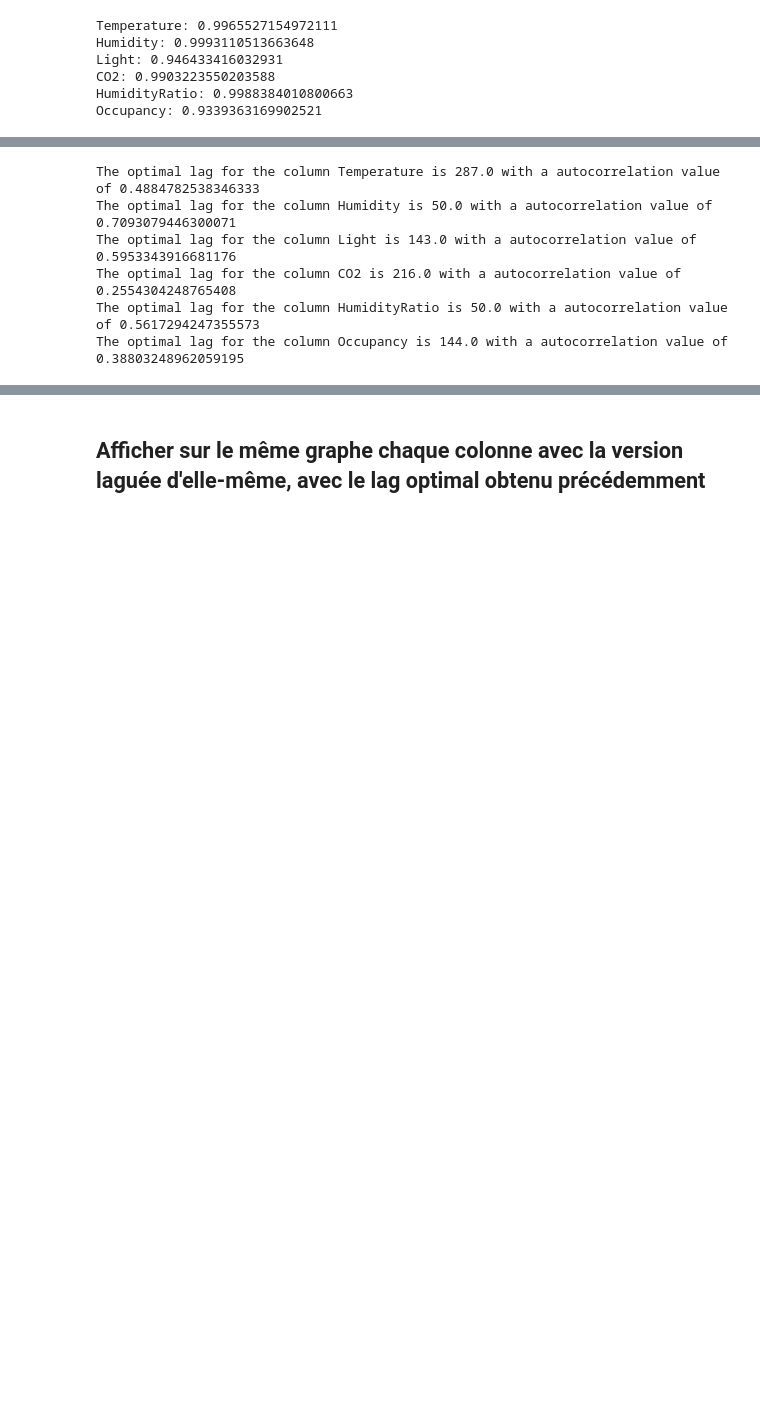
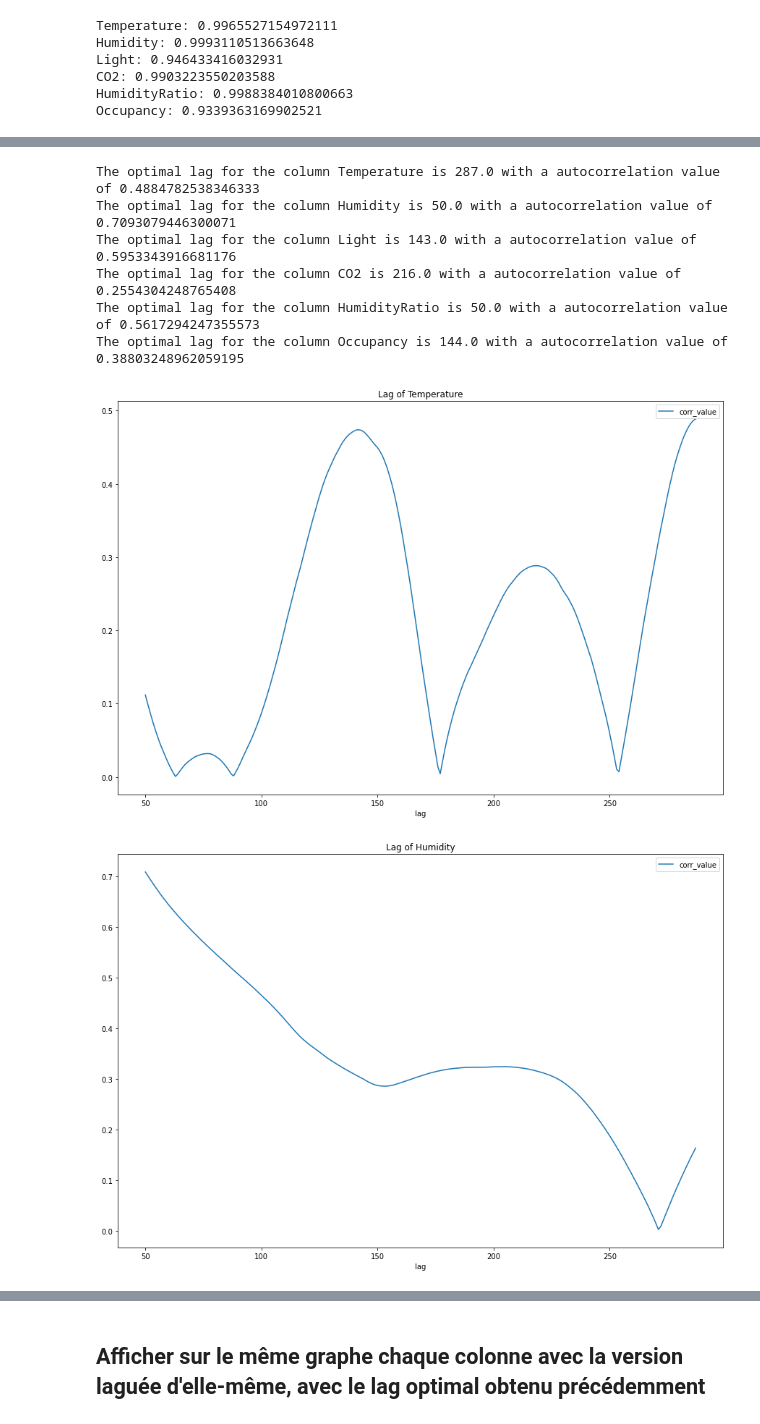
Before and after one commit to owencalvin/abstracts, a Jupyter notebook: data_acquisition/time_series/exam_time_series/tp/tp_time_series.ipynb, the cells around one changed output, grey strips where cells are left out. Drawn from its saved outputs; the diff is of its cells as text; code cells hidden in the pictures; blank space fills up the shorter version.

```diff
--- a/data_acquisition/time_series/exam_time_series/tp/tp_time_series.ipynb
+++ b/data_acquisition/time_series/exam_time_series/tp/tp_time_series.ipynb
@@ -269,19 +270,21 @@ def find_optimal_lag(df: pd.DataFrame, column_name: str) -> pd.DataFrame:
 # %%
 # This Dataframe contains all the columns with their lagges version
 df_lag = df.copy()
 
 for c in df.columns:
     (df_lag_corr, optimal_lag_infos) = find_optimal_lag(df, c)
     print(f"The optimal lag for the column {c} is {optimal_lag_infos.lag} with a autocorrelation value of {optimal_lag_infos.corr_value}")
 
     # Add the lagges version of the column
     df_lag["Lagged " + c] = df[str(c)].shift(int(optimal_lag_infos.lag))
 
-    # df_lag_corr.plot(figsize=(15, 10))
+    df_lag_corr.plot(figsize=(15, 10), title="Lag of " + c)
 # %% [output]
 The optimal lag for the column Temperature is 287.0 with a autocorrelation value of 0.4884782538346333
 The optimal lag for the column Humidity is 50.0 with a autocorrelation value of 0.7093079446300071
 The optimal lag for the column Light is 143.0 with a autocorrelation value of 0.5953343916681176
 The optimal lag for the column CO2 is 216.0 with a autocorrelation value of 0.2554304248765408
 The optimal lag for the column HumidityRatio is 50.0 with a autocorrelation value of 0.5617294247355573
 The optimal lag for the column Occupancy is 144.0 with a autocorrelation value of 0.38803248962059195
+[figure, added]
+[figure, added]
```
Also changed, not shown: parts of 2 cells of this notebook, 4 other files.
